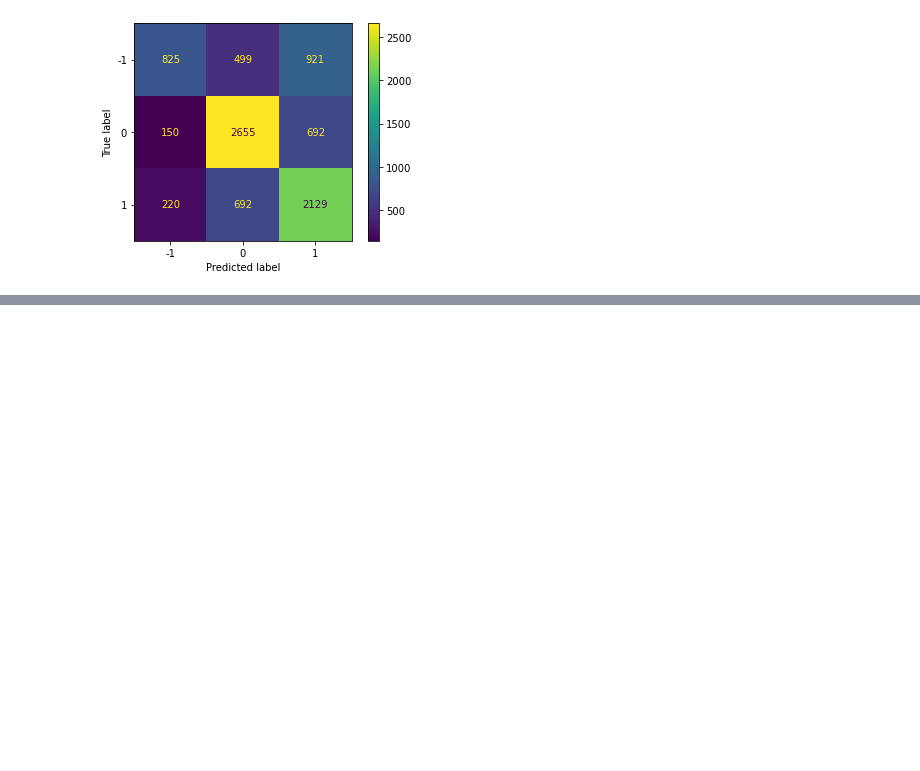
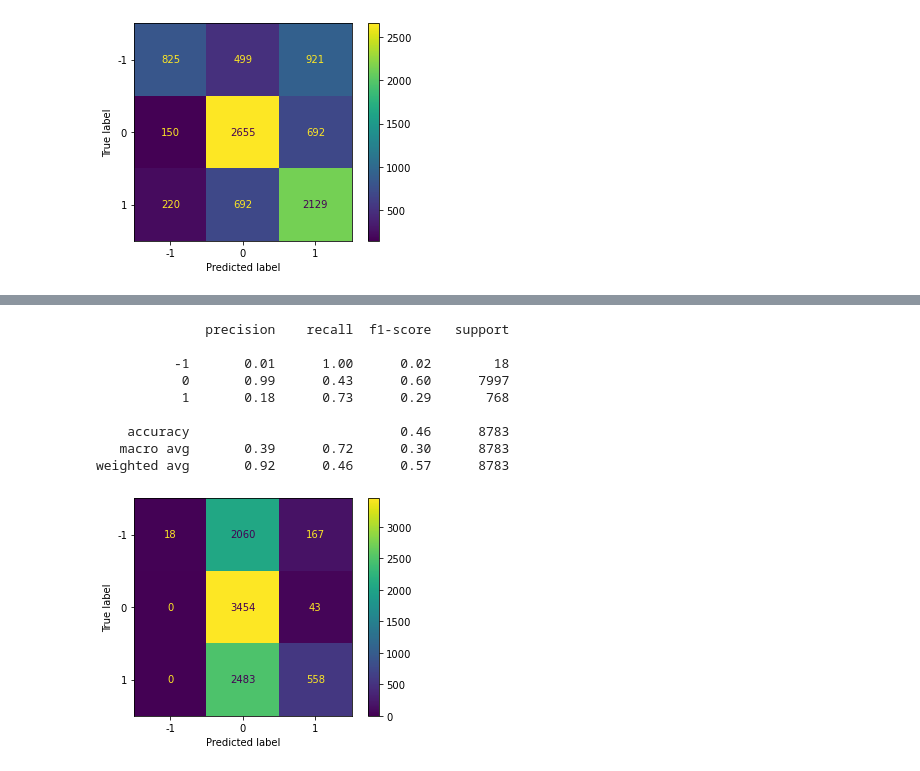
Before and after one commit to deadlykitten1/Reddit_Ban_Prediction, a Jupyter notebook: notebooks/modeling.ipynb, the cells around one changed output, grey strips where cells are left out. Cells and saved outputs as stored; diff of their text form; code cells hidden in the pictures; blank space fills up the shorter version.

```diff
--- a/notebooks/modeling.ipynb
+++ b/notebooks/modeling.ipynb
@@ -74,0 +62,9 @@ X_train, X_test, y_train, y_test = train_test_split(X, y, test_size = .2, strati
+# %%
+dtree = DecisionTreeClassifier()
+
+pipe = Pipeline(steps = [
+    ('feature_union', unifier),
+    ('model', dtree)
+ ])
+# %%
+pipe.fit_transform(X_train, y_train)
@@ -124,9 +122,14 @@ weighted avg       0.68      0.64      0.65      8783
 dforest = RandomForestClassifier()
 
 params = {
+    'n_estimators': np.arange(100, 400, 100),
     'criterion' : ['gini', 'entropy'],
     'max_depth': [2, 5, 10],
     'min_samples_split': [1, 5, 10, 20]
 }
 
 forest_grid = GridSearchCV(dforest, params, cv=5)
+# %%
+forest_grid.fit(X_train, y_train)
+
+forest_grid.best_params_
@@ -132,0 +158,15 @@ forest_grid = GridSearchCV(dforest, params, cv=5)
+# %%
+plot_confusion_matrix(forest_grid.best_estimator_, X_test, y_test)
+
+print(classification_report(forest_grid.best_estimator_.predict(X_test), y_test))
+# %% [output]
+              precision    recall  f1-score   support
+
+          -1       0.01      1.00      0.02        18
+           0       0.99      0.43      0.60      7997
+           1       0.18      0.73      0.29       768
+
+    accuracy                           0.46      8783
+   macro avg       0.39      0.72      0.30      8783
+weighted avg       0.92      0.46      0.57      8783
+[figure, added]
```
Also changed, not shown: parts of 14 cells of this notebook.
